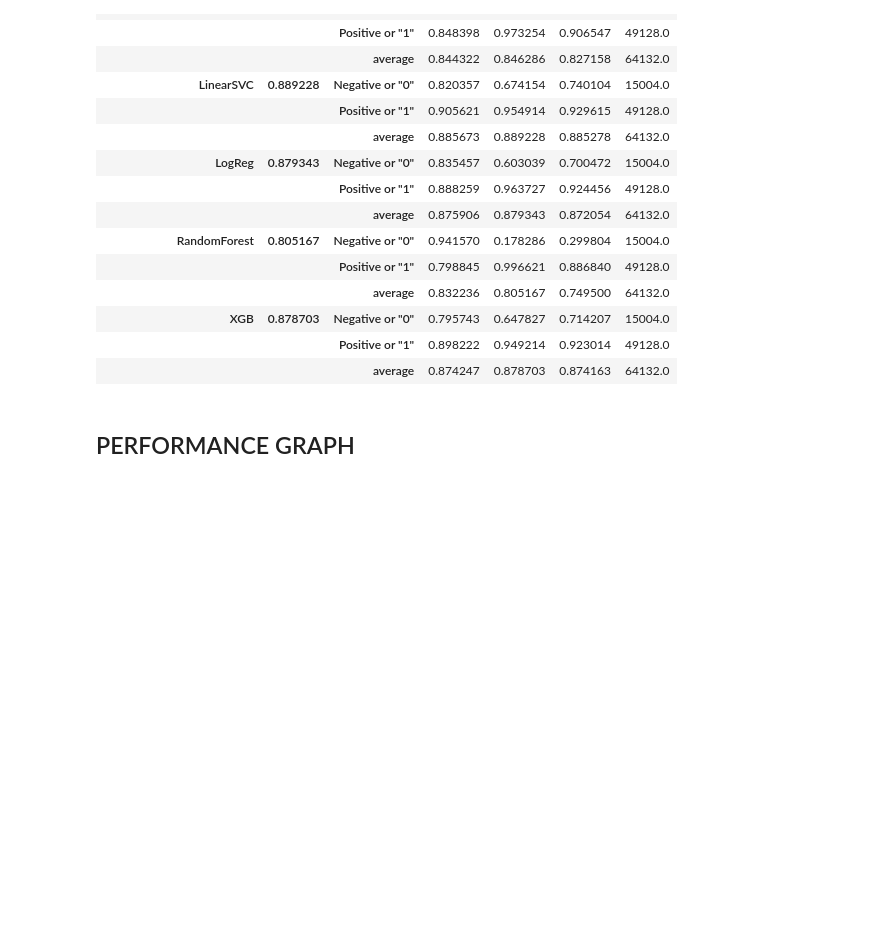
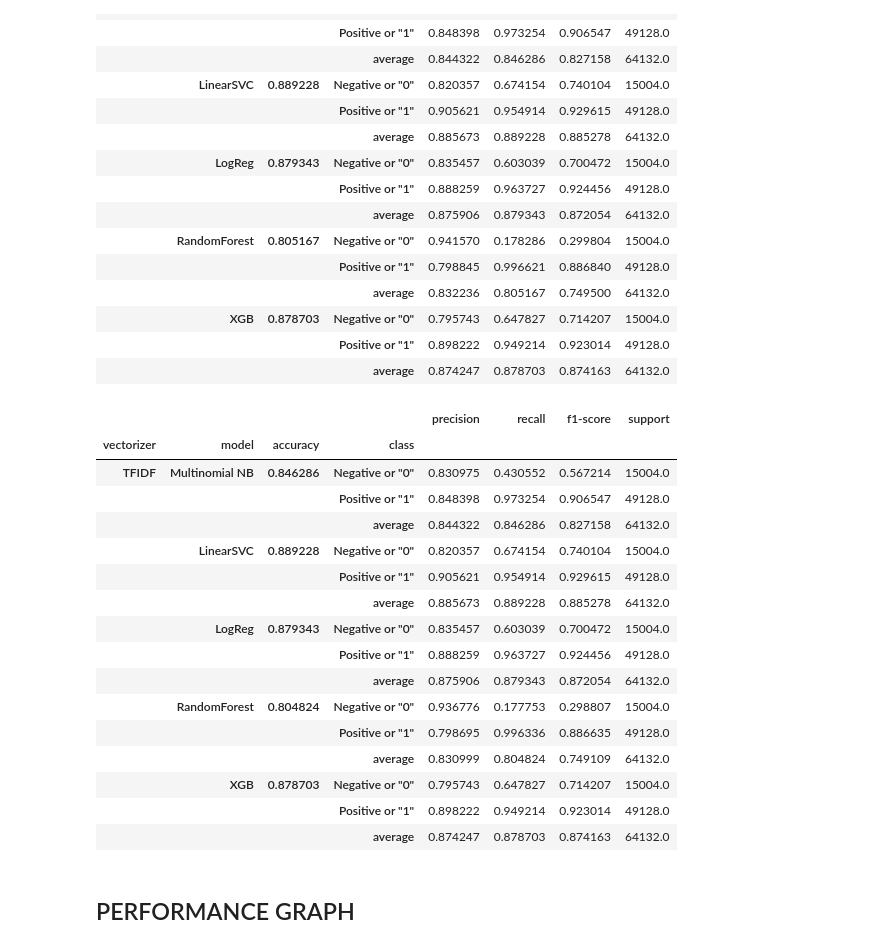
Before and after one commit to manalibhoir22/manali, a Jupyter notebook: TFIDF_VECTORIZER_AND_CLASSIFIERS.ipynb, the cells around one changed output. Cells and saved outputs as stored; diff of their text form; code cells hidden in the pictures; blank space fills up the shorter version.

```diff
--- a/TFIDF_VECTORIZER_AND_CLASSIFIERS.ipynb
+++ b/TFIDF_VECTORIZER_AND_CLASSIFIERS.ipynb
@@ -675,6 +743,26 @@ df_tv2
 |  | XGB | 0.878703 | Negative or "0" | 0.795743 | 0.647827 | 0.714207 | 15004.0 |
 |  |  |  | Positive or "1" | 0.898222 | 0.949214 | 0.923014 | 49128.0 |
 |  |  |  | average | 0.874247 | 0.878703 | 0.874163 | 64132.0 |
+# %%
+df_tv2
+# %% [output]
+|  |  |  |  | precision | recall | f1-score | support |
+| vectorizer | model | accuracy | class |  |  |  |  |
+| TFIDF | Multinomial NB | 0.846286 | Negative or "0" | 0.830975 | 0.430552 | 0.567214 | 15004.0 |
+|  |  |  | Positive or "1" | 0.848398 | 0.973254 | 0.906547 | 49128.0 |
+|  |  |  | average | 0.844322 | 0.846286 | 0.827158 | 64132.0 |
+|  | LinearSVC | 0.889228 | Negative or "0" | 0.820357 | 0.674154 | 0.740104 | 15004.0 |
+|  |  |  | Positive or "1" | 0.905621 | 0.954914 | 0.929615 | 49128.0 |
+|  |  |  | average | 0.885673 | 0.889228 | 0.885278 | 64132.0 |
+|  | LogReg | 0.879343 | Negative or "0" | 0.835457 | 0.603039 | 0.700472 | 15004.0 |
+|  |  |  | Positive or "1" | 0.888259 | 0.963727 | 0.924456 | 49128.0 |
+|  |  |  | average | 0.875906 | 0.879343 | 0.872054 | 64132.0 |
+|  | RandomForest | 0.804824 | Negative or "0" | 0.936776 | 0.177753 | 0.298807 | 15004.0 |
+|  |  |  | Positive or "1" | 0.798695 | 0.996336 | 0.886635 | 49128.0 |
+|  |  |  | average | 0.830999 | 0.804824 | 0.749109 | 64132.0 |
+|  | XGB | 0.878703 | Negative or "0" | 0.795743 | 0.647827 | 0.714207 | 15004.0 |
+|  |  |  | Positive or "1" | 0.898222 | 0.949214 | 0.923014 | 49128.0 |
+|  |  |  | average | 0.874247 | 0.878703 | 0.874163 | 64132.0 |
 # %% [markdown]
 ## PERFORMANCE GRAPH
 # %%
```
Also changed, not shown: parts of 15 cells of this notebook.
